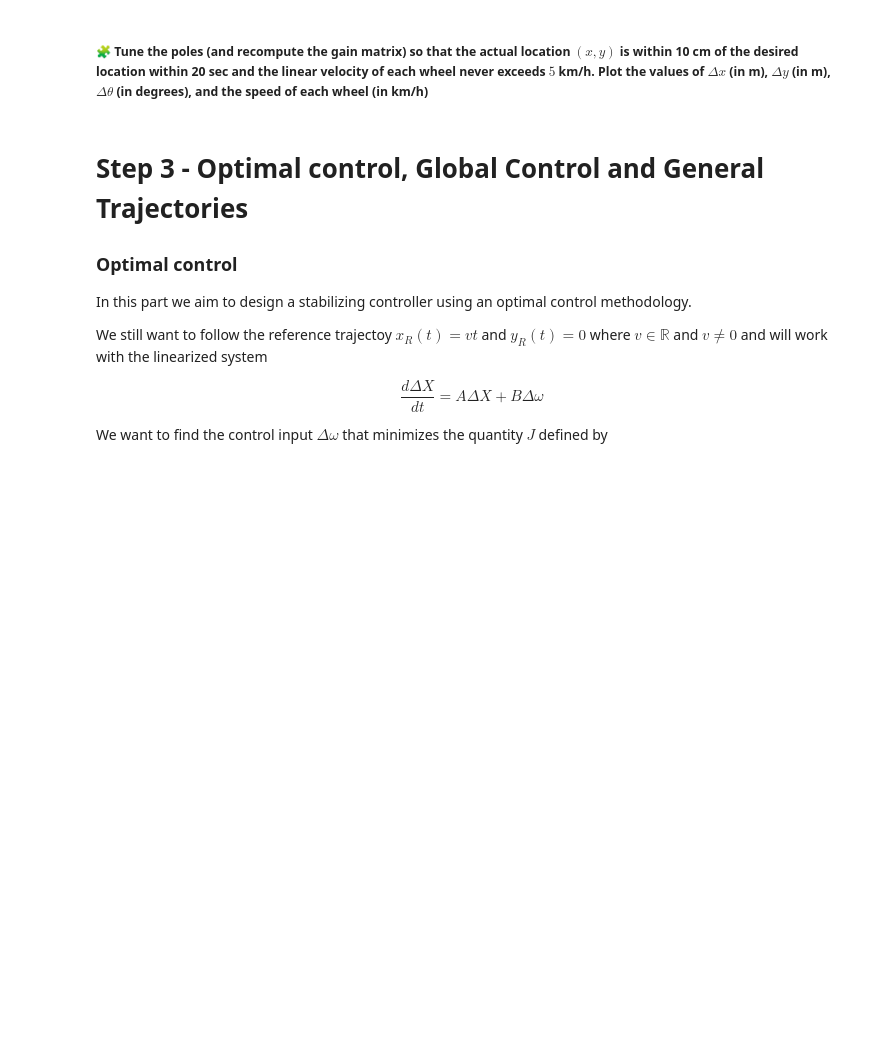
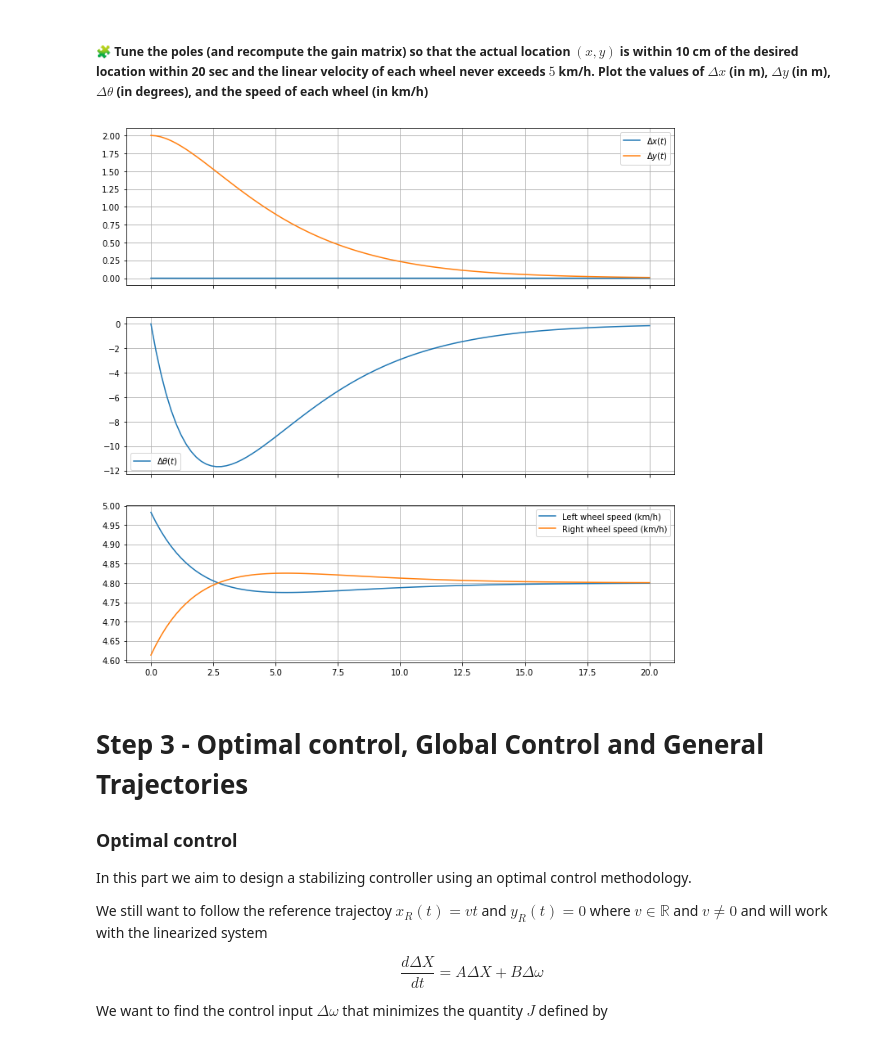
Before and after one commit to youssra191/control-engineering-with-python-project-2022-2023, a Jupyter notebook: Project-3.ipynb, the cells around one changed output. Drawn from its saved outputs; the diff is of its cells as text; code cells hidden in the pictures; blank space fills up the shorter version.

```diff
--- a/Project-3.ipynb
+++ b/Project-3.ipynb
@@ -559,3 +557,49 @@ pass
+# %%
+# Import necessary libraries
+from scipy.integrate import solve_ivp
+import numpy as np
+import matplotlib.pyplot as plt
+
+# Define poles and calculate gain matrix
+poles = [-0.36, -0.37, -0.38]  # Define poles with strictly negative real parts
+K = place_poles(A, B, poles).gain_matrix  # Calculate gain matrix using the place_poles function
+
+# Set time span and solve ODE
+t2 = 20  # Set the time span for integration
+r = solve_ivp(fun=lin_fun, t_span=[0, t2], y0=[0, 2, 0], dense_output=True, rtol=1e-6, atol=1e-12)  # Solve the ODE system
+
+# Extract state variables from solution
+t = np.linspace(0.0, t2, 100)  # Create a time array for plotting
+dx, dy, dtheta = r["sol"](t)  # Extract the state variables from the solution
+
+# Create figure and subplots for plotting
+fig = plt.figure(figsize=(12, 12))
+ax1, ax2, ax3 = fig.subplots(3, 1, sharex=True)
+ax1.grid(True)
+ax1.plot(t, dx, label="$\Delta x(t)$")  # Plot delta x
+ax1.plot(t, dy, label="$\Delta y(t)$")  # Plot delta y
+ax1.legend()
+ax2.grid(True)
+ax2.plot(t, dtheta * 180 / np.pi, label=r"$\Delta\theta(t)$")  # Plot delta theta
+ax2.legend()
+
+# Calculate wheel speeds
+dX = r["sol"](t)  # Calculate the derivative of state variables
+dOmega = -K @ dX  # Calculate the control input
+dOmega_l = dOmega[0]  # Extract left wheel speed
+dOmega_r = dOmega[1]  # Extract right wheel speed
+omega_l = dOmega_l + v / Rw  # Calculate left wheel speed including linear velocity
+omega_r = dOmega_r + v / Rw  # Calculate right wheel speed including linear velocity
+
+# Plot wheel speeds
+ax3.plot(t, omega_l * Rw * 3.6, label="Left wheel speed (km/h)")  # Plot left wheel speed
+ax3.plot(t, omega_r * Rw * 3.6, label="Right wheel speed (km/h)")  # Plot right wheel speed
+ax3.legend()
+ax3.grid()
+
+plt.show()
+# %% [output]
+[figure, added]
 # %% [markdown]
 Step 3 - Optimal control, Global Control and General Trajectories
 =================================================================
```
Also changed, not shown: parts of 7 cells of this notebook.
